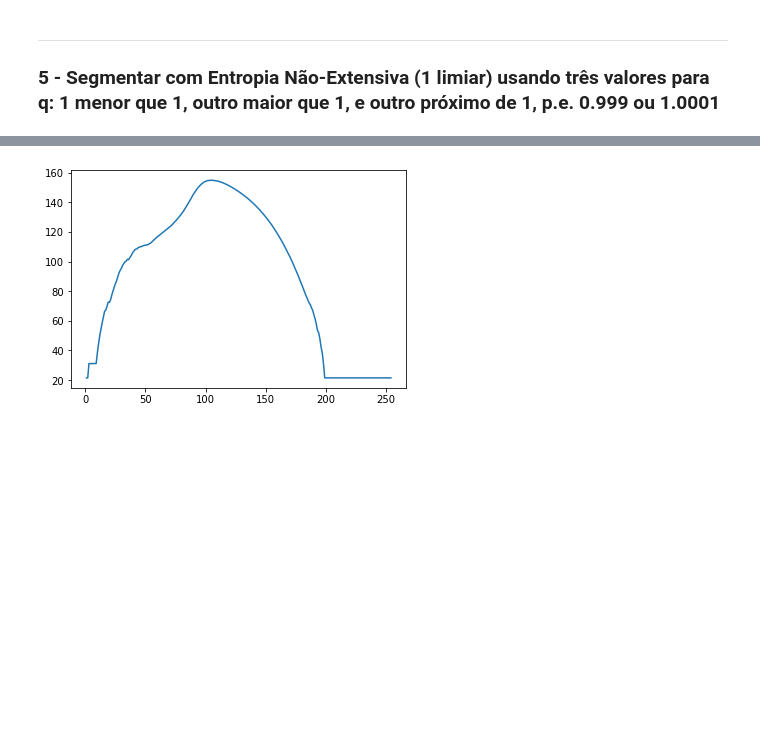
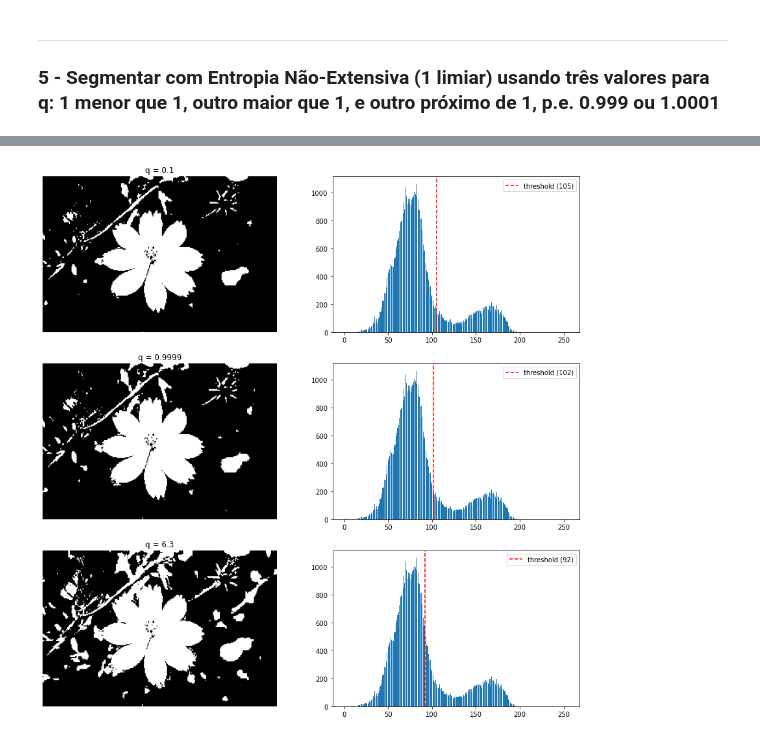
Before and after one commit to phdomingues/FEI-PhD_Masters-Subjects, a Jupyter notebook: ComputerVision/Atv02.ipynb, the cells around one changed output, grey strips where cells are left out. Saved outputs shown, nothing was run; the diff lists cells and outputs as text; code cells hidden in the pictures; blank space fills up the shorter version.

Commit message:
Non extensive entropy

```diff
--- a/ComputerVision/Atv02.ipynb
+++ b/ComputerVision/Atv02.ipynb
@@ -138,47 +146,47 @@ Ponto(s) de corte escolhido(s): 115.13949678278988
 from dit import Distribution
 from dit.other import tsallis_entropy
 
-q = 0.5
-entropies = {}
-for i in range(1,255): # Inicio em dois pois nos slices do python o valor antes dos : não é inclusivo (ex :2 significa todos os valores até o indice 1)
-    # Divide o histograma em dois
-    hist_A = img_histogram[:i]
-    hist_B = img_histogram[i:]
-    # Funcao Distribuicao de Probabilidade
-    # if sum(hist_A) == 0 or sum(hist_B) == 0:
-    #     continue # Se a soma der 0 em um dos lados do histograma, nenhum pixel possui intensidade no respectivo lado do histograma
-    if sum(hist_A) > 0:
-        # Gera a distribuicao do histograma, necessario apenas para usar a biblioteca
-        pdf_A = (hist_A/sum(hist_A))
-        # Encontra a entropia maxima (q=0)
-        dist_A = Distribution({f'{i:08b}': pdf_A[i] for i in range(len(pdf_A))})
-        # Encontra a entropia para o q fornecido (em cada lado)
-        Smax_A = tsallis_entropy(dist_A, 0)
-        # Encontra a entropia total
-        entropy_A = tsallis_entropy(dist_A, q)
-        entropy_A = entropy_A if not np.isnan(entropy_A) else 0
-    else:
-        entropy_A = 0
-    if sum(hist_B) > 0:
-        pdf_B = (hist_B/sum(hist_B))
-        dist_B = Distribution({f'{i:08b}': pdf_B[i] for i in range(len(pdf_B))})
-        Smax_B = tsallis_entropy(dist_B, 0)
-        entropy_B = tsallis_entropy(dist_B, q)
-        entropy_B = entropy_B if not np.isnan(entropy_B) else 0
-    else:
-        entropy_B = 0
-    entropies[i] = entropy_A + entropy_B + (1-q)*entropy_A*entropy_B
-    # Imprime uma tabela de valores
-    print(f"q = {q:<3} | i = {i:<3} | S(A) = {entropy_A:<8.5f} | S(B) = {entropy_B:.5f} | Sq = {entropies[i]:.5f}")
+fig, axs = plt.subplots(3,2, figsize=(15,15))
 
-# Filtra valores nan (resultados de divisao por zero)
-# entropies = {key: value for key, value in entropies.items() if not np.isnan(value)}
-# Encontra o melhor threshold (menor entropia total)
-best_threshold = max(entropies, key=entropies.get)
+for q, ax in zip((0.1, 0.9999, 6.3), axs):
+    entropies = {}
+    for i in range(1,255): # Inicio em dois pois nos slices do python o valor antes dos : não é inclusivo (ex :2 significa todos os valores até o indice 1)
+        # Divide o histograma em dois
+        hist_A = img_histogram[:i]
+        hist_B = img_histogram[i:]
+        # Funcao Distribuicao de Probabilidade
+        if sum(hist_A) > 0:
+            # Gera a distribuicao do histograma, necessario apenas para usar a biblioteca
+            pdf_A = (hist_A/sum(hist_A))
+            # Encontra a entropia maxima (q=0)
+            dist_A = Distribution({f'{i:08b}': pdf_A[i] for i in range(len(pdf_A))})
+            # Encontra a entropia para o q fornecido (em cada lado)
+            Smax_A = tsallis_entropy(dist_A, 0)
+            # Encontra a entropia total
+            entropy_A = tsallis_entropy(dist_A, q)
+            entropy_A = entropy_A if not np.isnan(entropy_A) else 0
+        else:
+            entropy_A = 0
+        if sum(hist_B) > 0:
+            pdf_B = (hist_B/sum(hist_B))
+            dist_B = Distribution({f'{i:08b}': pdf_B[i] for i in range(len(pdf_B))})
+            Smax_B = tsallis_entropy(dist_B, 0)
+            entropy_B = tsallis_entropy(dist_B, q)
+            entropy_B = entropy_B if not np.isnan(entropy_B) else 0
+        else:
+            entropy_B = 0
+        entropies[i] = entropy_A + entropy_B + (1-q)*entropy_A*entropy_B
+        # Imprime uma tabela de valores
+        # print(f"q = {q:<3} | i = {i:<3} | S(A) = {entropy_A:<8.5f} | S(B) = {entropy_B:.5f} | Sq = {entropies[i]:.5f}")
 
-print(f"Resultado: \n  - Entropia = {entropies[best_threshold]:.5f};\n  - Threshold = {best_threshold}")
+    # Filtra valores nan (resultados de divisao por zero)
+    # entropies = {key: value for key, value in entropies.items() if not np.isnan(value)}
+    # Encontra o melhor threshold (menor entropia total)
+    best_threshold = max(entropies, key=entropies.get)
 
-plt.plot(entropies.keys(), entropies.values())
-plot_histogram(img_histogram, threshold=best_threshold)
-show_image(binarize(img, threshold=best_threshold))
+    print(f"Resultado (q={q}): \n  - Entropia = {entropies[best_threshold]:.5f};\n  - Threshold = {best_threshold}")
+
+    ax[0].set_title(f"q = {q}")
+    show_image(binarize(img, threshold=best_threshold), ax=ax[0])
+    plot_histogram(img_histogram, threshold=best_threshold, ax=ax[1])
 # %% [output]
@@ -202 +202 @@ Resultado:
-[figure, old version]
+[figure, new version]
```
Also changed, not shown: parts of 3 cells of this notebook.
